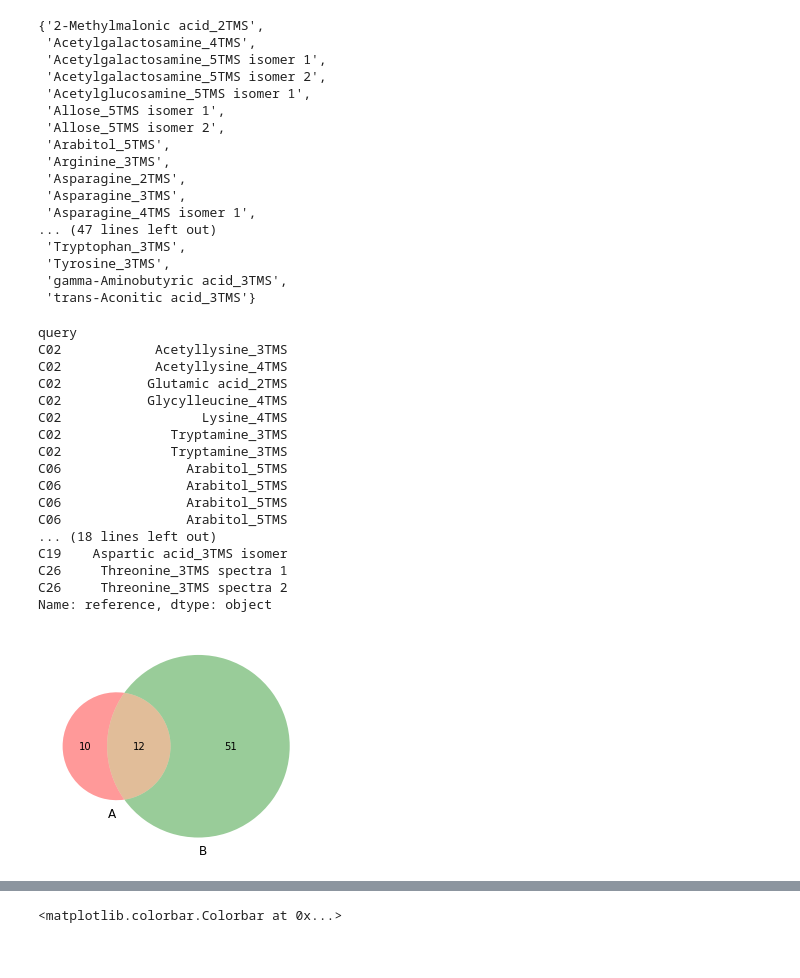
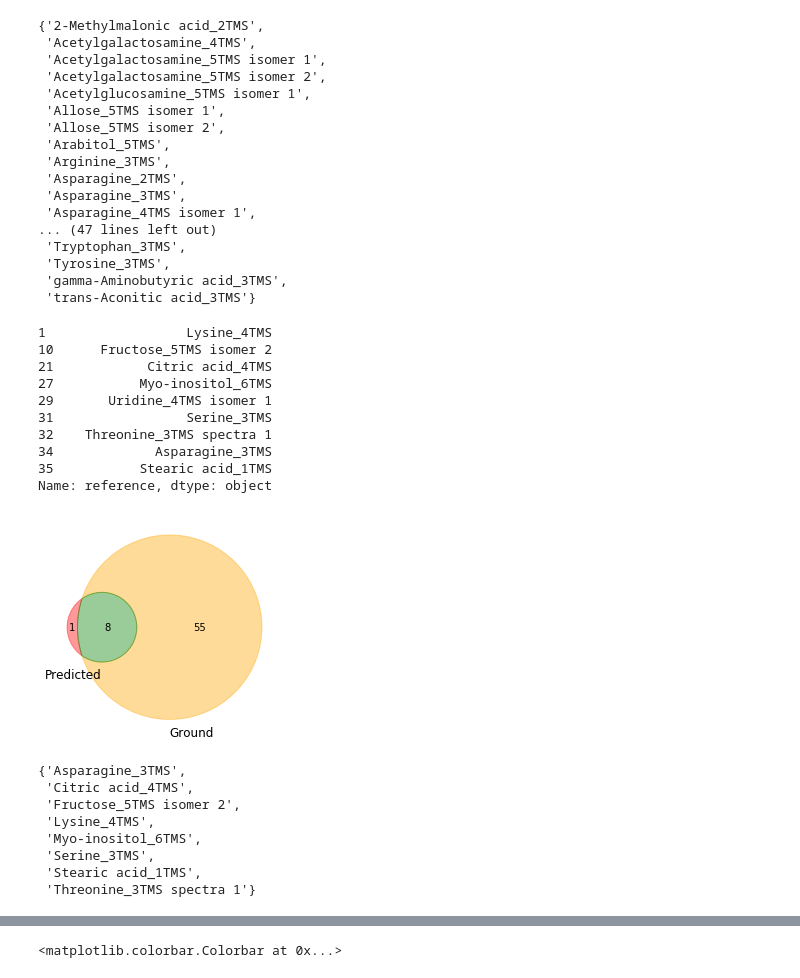
Before and after one commit to michal-stary/missing-peaks-prediction, a Jupyter notebook: compare_histories.ipynb, the cells around one changed output, grey strips where cells are left out. Saved outputs shown, nothing was run; the diff lists cells and outputs as text; code cells hidden in the pictures.

```diff
--- a/compare_histories.ipynb
+++ b/compare_histories.ipynb
@@ -65,23 +93,35 @@ th_s = 0.5
-# %%
-orig = res1[((res1.matches > th_m) & (res1.score > th_s))].reference
-venn2((set(orig), ground))
-orig
-# %% [output]
-query
-C02            Acetyllysine_3TMS
-C02            Acetyllysine_4TMS
-C02           Glutamic acid_2TMS
-C02           Glycylleucine_4TMS
-C02                  Lysine_4TMS
-C02              Tryptamine_3TMS
-C02              Tryptamine_3TMS
-C06                Arabitol_5TMS
-C06                Arabitol_5TMS
-C06                Arabitol_5TMS
-C06                Arabitol_5TMS
-... (18 lines left out)
-C19    Aspartic acid_3TMS isomer
-C26     Threonine_3TMS spectra 1
-C26     Threonine_3TMS spectra 2
-Name: reference, dtype: object
-[figure, removed]
+# %%
+orig = res1[((res1.matches > th_m) & (res1.score > th_s))].reference
+# venn2((set(orig), ground))
+# orig
+#res1[((res1.matches > th_m) & (res1.score > th_s))].groupby(["query", "reference"])["total"].max()
+x  = res1[((res1.matches > th_m) & (res1.score > th_s))]
+x = x.reset_index()
+
+x = x.loc[x.groupby('query')['total'].idxmax(), ['query', 'reference', 'total']]
+orig = x.reference
+venn2((set(orig), ground))
+orig
+# %% [output]
+1                  Lysine_4TMS
+10      Fructose_5TMS isomer 2
+21            Citric acid_4TMS
+27           Myo-inositol_6TMS
+29       Uridine_4TMS isomer 1
+31                 Serine_3TMS
+32    Threonine_3TMS spectra 1
+34             Asparagine_3TMS
+35           Stearic acid_1TMS
+Name: reference, dtype: object
+[figure, added]
+# %%
+set(orig).intersection(ground)
+# %% [output]
+{'Asparagine_3TMS',
+ 'Citric acid_4TMS',
+ 'Fructose_5TMS isomer 2',
+ 'Lysine_4TMS',
+ 'Myo-inositol_6TMS',
+ 'Serine_3TMS',
+ 'Stearic acid_1TMS',
+ 'Threonine_3TMS spectra 1'}
```
Also changed, not shown: parts of 13 cells of this notebook, 1 other file.
